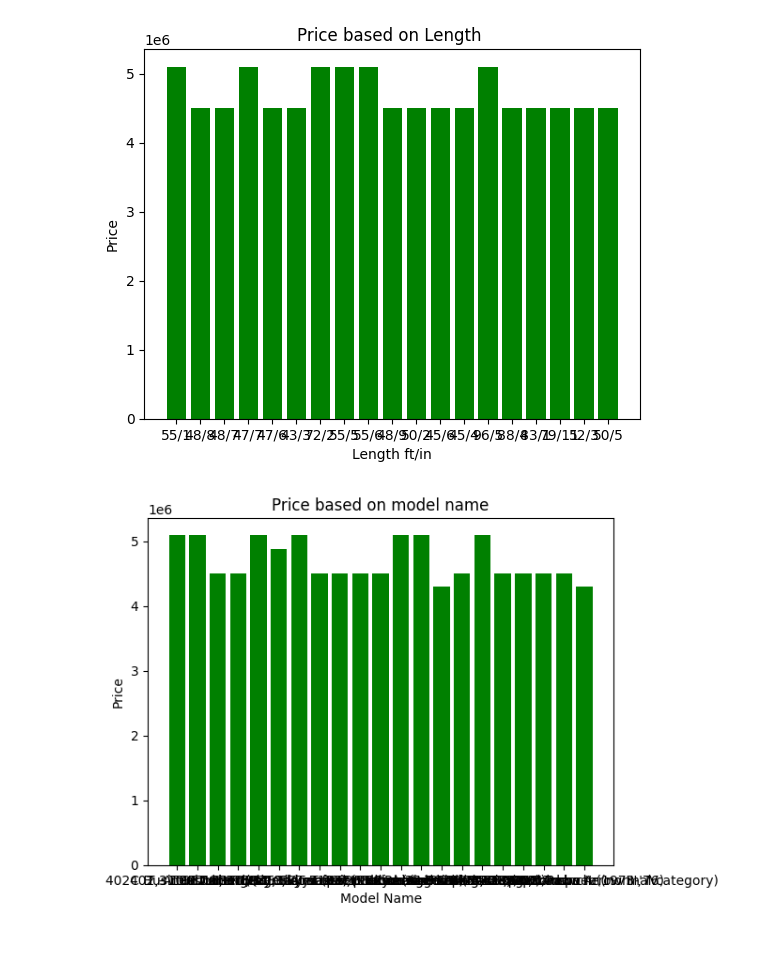
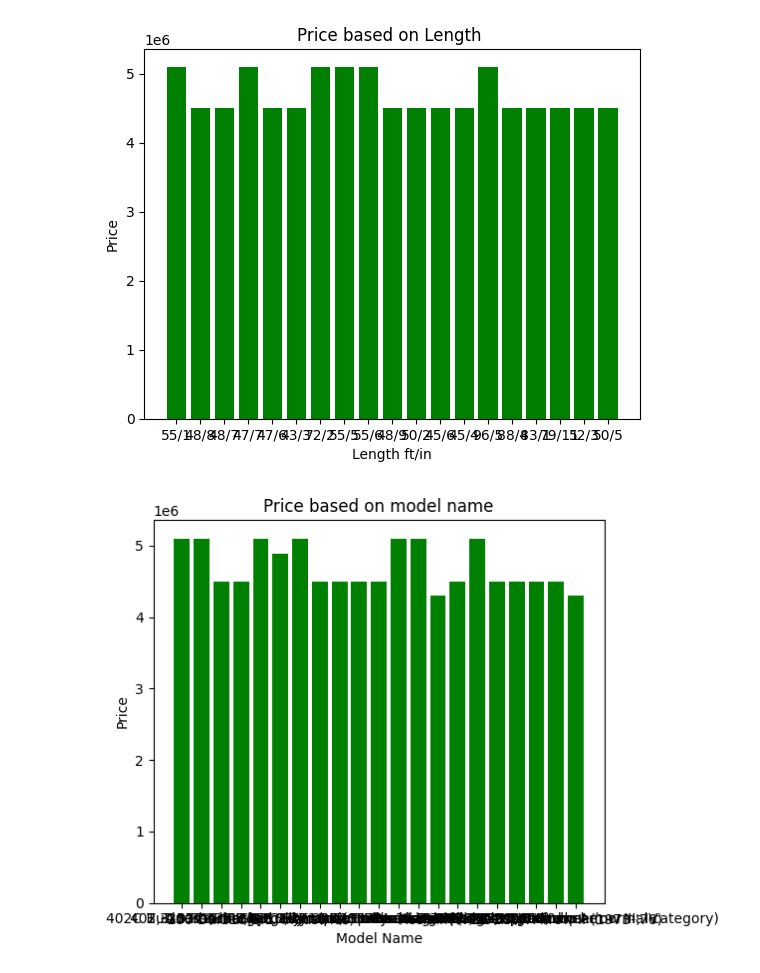
Before and after one commit to AmirXD03/ML, a Jupyter notebook: Nazanin-Code.ipynb, the cells around one changed output. Drawn from its saved outputs; the diff is of its cells as text; code cells hidden in the pictures; blank space fills up the shorter version.

```diff
--- a/Nazanin-Code.ipynb
+++ b/Nazanin-Code.ipynb
@@ -337,15 +337,16 @@ plt.show()
 # %%
 filter_df1 = df1[df1['Price'] > 4200000]
 x = filter_df1['Model Name']
 y = filter_df1['Price']
 
 plt.bar(x, y, color='green')
 plt.title('Price based on model name')
 plt.xlabel('Model Name')
 plt.ylabel('Price')
+plt.tight_layout()
 plt.show()
 # %% [output]
-[figure, old version]
+[figure, new version]
 # %%
 filter_df1 = df1[df1['Price'] > 4500000 ]
 
```
Also changed, not shown: parts of 13 cells of this notebook.
